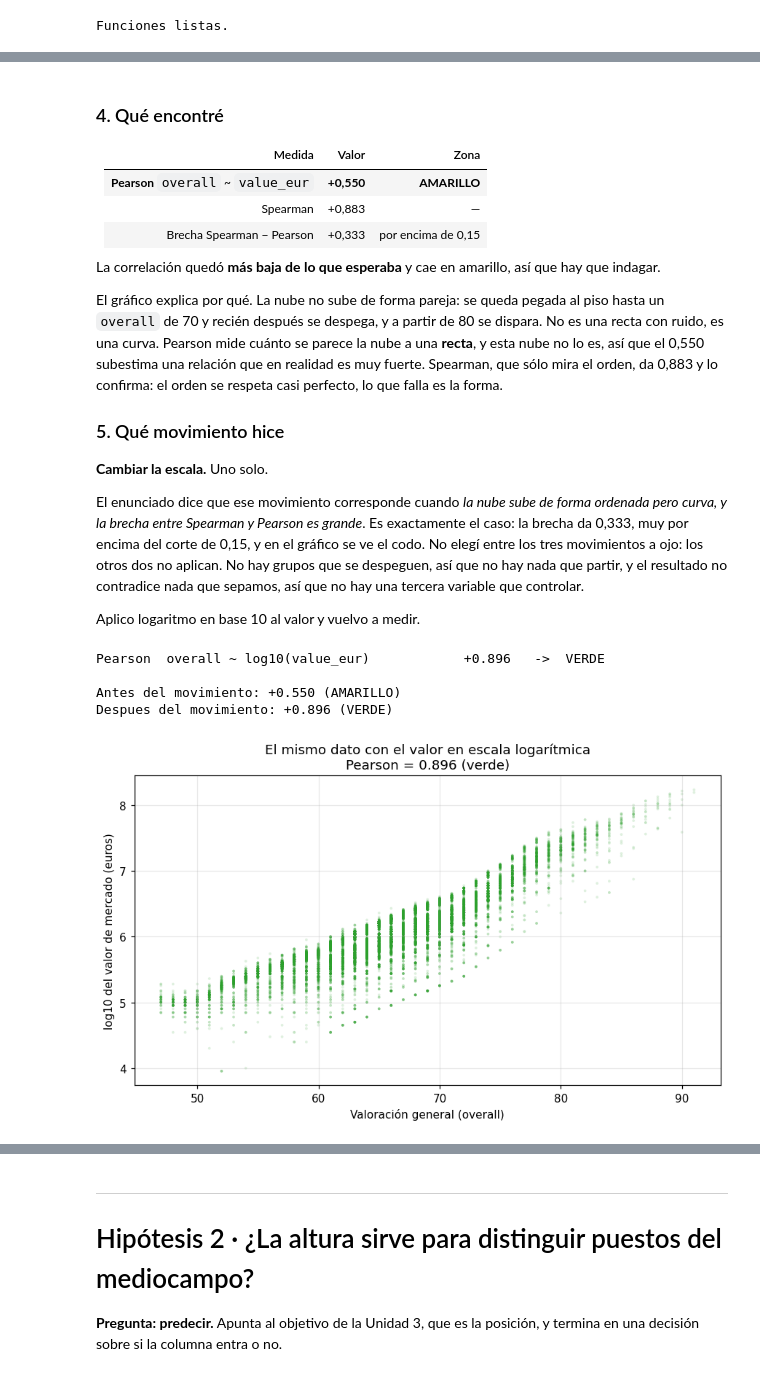
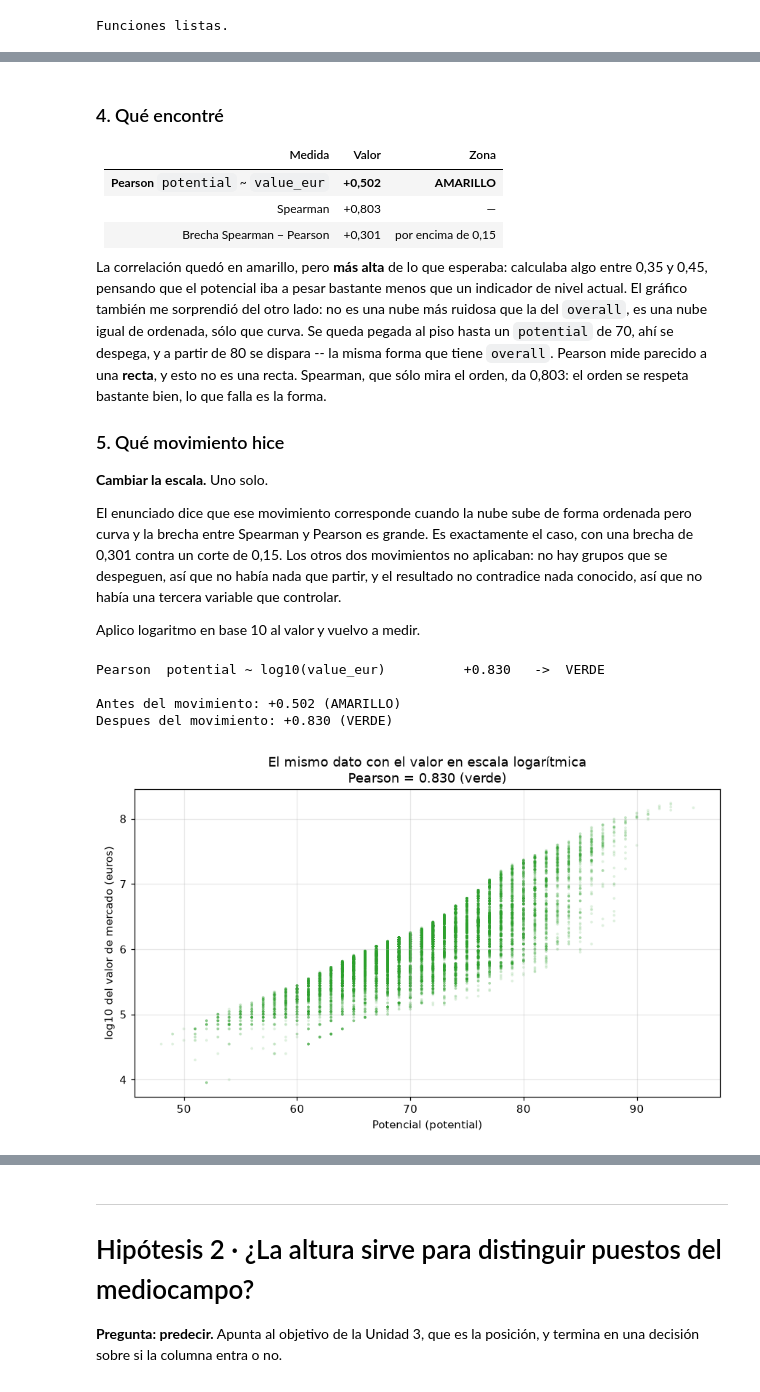
Before and after one commit to AlejoCarobolante/CienciaDatos-BaseCanonica-TPs, a Jupyter notebook: tp2_grupo_6.ipynb, the cells around one changed output, grey strips where cells are left out. Saved outputs shown, nothing was run; the diff lists cells and outputs as text; code cells hidden in the pictures.

```diff
--- a/tp2_grupo_6.ipynb
+++ b/tp2_grupo_6.ipynb
@@ -31,5 +29,6 @@ La celda de abajo busca el CSV canónico en el disco y, si no lo encuentra, lo d
 # %%
 from pathlib import Path
+import os
 
 import numpy as np
 import pandas as pd
@@ -39,36 +38,15 @@ pd.set_option("display.width", 120)
 plt.rcParams["figure.dpi"] = 110
 
 # Dataset canónico de la materia: snapshot 260046 de sofifa (23/07/2026),
-# 18.936 jugadores x 90 columnas.
-DATA_URL = ""   # <-- pegar acá la URL de los notebooks de la práctica
+# 18.936 jugadores x 90 columnas. Mismo mecanismo de descarga que los
+# notebooks de la práctica: Google Drive vía gdown.
+ARCHIVO = "fifa_canonico_2026-07-23.csv"
+ID_DRIVE = "1cF30_fSvxNKpK5-AKJlzUqLHZTTUf0ls"
 
-RUTAS_LOCALES = [
-    Path("fifa_snapshot.csv"),
-    Path("dataset.csv"),
-    Path("include/frozen/fifa_snapshot.csv"),
-    Path("CienciaDatos-BaseCanonica-TPs/include/frozen/fifa_snapshot.csv"),
-    Path("../CienciaDatos-BaseCanonica-TPs/include/frozen/fifa_snapshot.csv"),
-]
+if not os.path.exists(ARCHIVO):
+    !gdown $ID_DRIVE -O $ARCHIVO
 
-
-def cargar_dataset():
-    for ruta in RUTAS_LOCALES:
-        if ruta.exists():
-            print("Dataset local:", ruta)
-            return pd.read_csv(ruta, low_memory=False)
-    if DATA_URL:
-        print("Descargando el dataset...")
-        datos = pd.read_csv(DATA_URL, low_memory=False)
-        datos.to_csv("fifa_snapshot.csv", index=False)
-        print("Guardado en fifa_snapshot.csv para las próximas corridas.")
-        return datos
-    raise FileNotFoundError(
-        "No se encontró el dataset. Poné el CSV al lado del notebook "
-        "o completá DATA_URL."
-    )
-
-
-df = cargar_dataset()
+df = pd.read_csv(ARCHIVO, low_memory=False)
 print("Filas y columnas:", df.shape)
 print("Snapshot:", df["fifa_update_date"].iloc[0])
 # %% [output]
@@ -227,44 +206,42 @@ plt.show()
 
 | Medida | Valor | Zona |
 |---|---|---|
-| **Pearson** `overall` ~ `value_eur` | **+0,550** | **AMARILLO** |
-| Spearman | +0,883 | — |
-| Brecha Spearman − Pearson | +0,333 | por encima de 0,15 |
+| **Pearson** `potential` ~ `value_eur` | **+0,502** | **AMARILLO** |
+| Spearman | +0,803 | — |
+| Brecha Spearman − Pearson | +0,301 | por encima de 0,15 |
 
-La correlación quedó **más baja de lo que esperaba** y cae en amarillo, así que hay que indagar.
-
-El gráfico explica por qué. La nube no sube de forma pareja: se queda pegada al piso hasta un `overall` de 70 y recién después se despega, y a partir de 80 se dispara. No es una recta con ruido, es una curva. Pearson mide cuánto se parece la nube a una **recta**, y esta nube no lo es, así que el 0,550 subestima una relación que en realidad es muy fuerte. Spearman, que sólo mira el orden, da 0,883 y lo confirma: el orden se respeta casi perfecto, lo que falla es la forma.
+La correlación quedó en amarillo, pero **más alta** de lo que esperaba: calculaba algo entre 0,35 y 0,45, pensando que el potencial iba a pesar bastante menos que un indicador de nivel actual. El gráfico también me sorprendió del otro lado: no es una nube más ruidosa que la del `overall`, es una nube igual de ordenada, sólo que curva. Se queda pegada al piso hasta un `potential` de 70, ahí se despega, y a partir de 80 se dispara -- la misma forma que tiene `overall`. Pearson mide parecido a una **recta**, y esto no es una recta. Spearman, que sólo mira el orden, da 0,803: el orden se respeta bastante bien, lo que falla es la forma.
 
 ### 5. Qué movimiento hice
 
 **Cambiar la escala.** Uno solo.
 
-El enunciado dice que ese movimiento corresponde cuando *la nube sube de forma ordenada pero curva, y la brecha entre Spearman y Pearson es grande*. Es exactamente el caso: la brecha da 0,333, muy por encima del corte de 0,15, y en el gráfico se ve el codo. No elegí entre los tres movimientos a ojo: los otros dos no aplican. No hay grupos que se despeguen, así que no hay nada que partir, y el resultado no contradice nada que sepamos, así que no hay una tercera variable que controlar.
+El enunciado dice que ese movimiento corresponde cuando la nube sube de forma ordenada pero curva y la brecha entre Spearman y Pearson es grande. Es exactamente el caso, con una brecha de 0,301 contra un corte de 0,15. Los otros dos movimientos no aplicaban: no hay grupos que se despeguen, así que no había nada que partir, y el resultado no contradice nada conocido, así que no había una tercera variable que controlar.
 
 Aplico logaritmo en base 10 al valor y vuelvo a medir.
 # %%
 h1["log_value"] = np.log10(h1["value_eur"])
 
-r_pearson_log = h1["overall"].corr(h1["log_value"])
-z1_post = semaforo("Pearson  overall ~ log10(value_eur)", r_pearson_log, "correlacion")
+r_pearson_log = h1["potential"].corr(h1["log_value"])
+z1_post = semaforo("Pearson  potential ~ log10(value_eur)", r_pearson_log, "correlacion")
 print(f"\nAntes del movimiento: {r_pearson:+.3f} ({z1})")
 print(f"Despues del movimiento: {r_pearson_log:+.3f} ({z1_post})")
 # %% [output]
-Pearson  overall ~ log10(value_eur)            +0.896   ->  VERDE
+Pearson  potential ~ log10(value_eur)          +0.830   ->  VERDE
 
-Antes del movimiento: +0.550 (AMARILLO)
-Despues del movimiento: +0.896 (VERDE)
+Antes del movimiento: +0.502 (AMARILLO)
+Despues del movimiento: +0.830 (VERDE)
 # %%
 fig, ax = plt.subplots(figsize=(8, 5))
-ax.scatter(h1["overall"], h1["log_value"], s=6, alpha=0.15,
+ax.scatter(h1["potential"], h1["log_value"], s=6, alpha=0.15,
            color="#2ca02c", edgecolors="none")
 ax.set_title("El mismo dato con el valor en escala logarítmica\n"
              f"Pearson = {r_pearson_log:.3f} (verde)")
-ax.set_xlabel("Valoración general (overall)")
+ax.set_xlabel("Potencial (potential)")
 ax.set_ylabel("log10 del valor de mercado (euros)")
 ax.grid(alpha=0.3)
 plt.tight_layout()
 plt.show()
 # %% [output]
-[figure, old version]
+[figure, new version]
 # %% [markdown]
```
Also changed, not shown: parts of 15 cells of this notebook.
